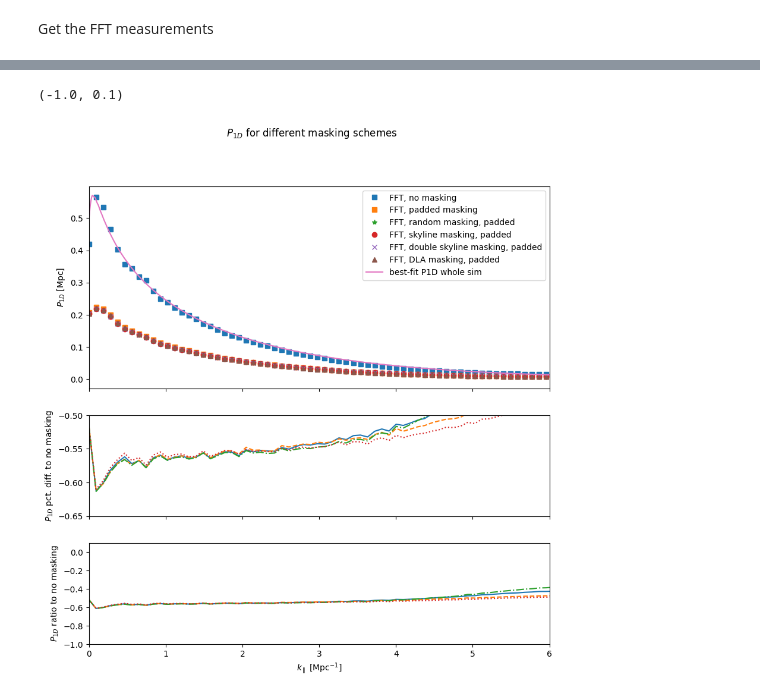
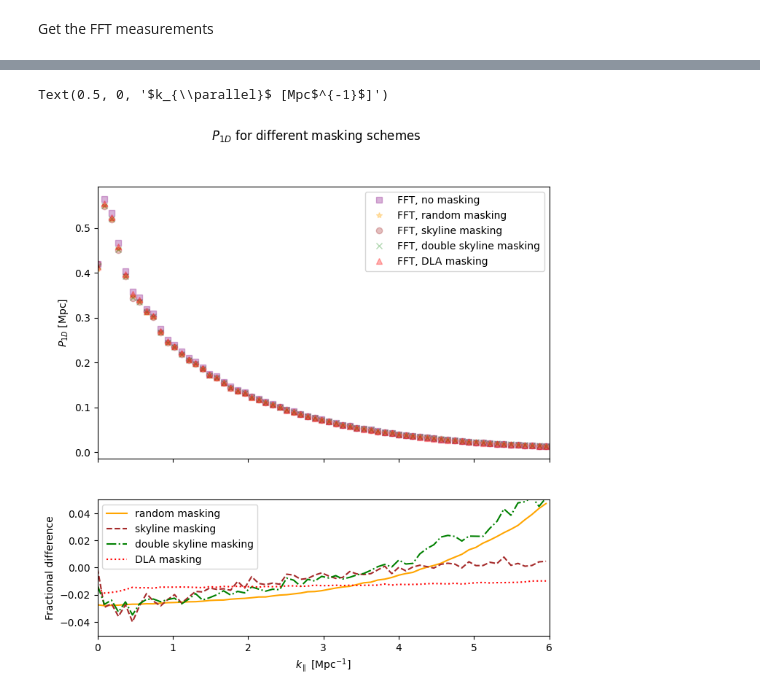
Before and after one commit to marlena6/px-optimal-estimator, a Jupyter notebook: p1d_masking.ipynb, the cells around one changed output, grey strips where cells are left out. Drawn from its saved outputs; the diff is of its cells as text; code cells hidden in the pictures.

Commit message:
polish plots, demonstrate accurate modeling

```diff
--- a/p1d_masking.ipynb
+++ b/p1d_masking.ipynb
@@ -427,22 +476,22 @@ p1d_fine = arinyo.P1D_Mpc(zs[0], kfine, parameters=arinyo_params)
 # %% [markdown]
 Get the FFT measurements
 # %%
-pk_avg = np.ma.mean((delta_flux_k.__abs__())**2, axis=0)
-pk_avg_padded = np.ma.mean((delta_flux_k_padded.__abs__())**2, axis=0)
-pk_randmasked_avg = np.ma.mean((delta_flux_randmasked_k.__abs__())**2, axis=0)
-pk_skyline_avg = np.ma.mean((delta_flux_skyline_k.__abs__())**2, axis=0)
-pk_dla_avg = np.ma.mean((delta_flux_dla_k.__abs__())**2, axis=0)
-pk_2skyline_avg = np.ma.mean((delta_flux_2skyline_k.__abs__())**2, axis=0)
+p1d = np.ma.mean((delta_flux_k.__abs__())**2, axis=0)
+p1d_padded = np.ma.mean((delta_flux_k_padded.__abs__())**2, axis=0)
+p1d_randmasked = np.ma.mean((delta_flux_randmasked_k.__abs__())**2, axis=0)
+p1d_skyline = np.ma.mean((delta_flux_skyline_k.__abs__())**2, axis=0)
+p1d_dla = np.ma.mean((delta_flux_dla_k.__abs__())**2, axis=0)
+p1d_2skyline = np.ma.mean((delta_flux_2skyline_k.__abs__())**2, axis=0)
 # %%
 # get the window function for correction
-wk = est.w_k(kpar_b, pix_spacing_b)
+wk = est.w_k(kpar, pix_spacing)
 # plt.plot(kpar_b, wk)
 
 # # make a two-panel figure with the lower panel only 1/3 of the size
 # fig, ax = plt.subplots(2, 1, figsize=[10, 10], gridspec_kw={'height_ratios': [2, 1]})
 # ax[0].plot(kpar_b, pk_avg/wk, '*', label='FFT, window correction')
 
-# ax[0].plot(kpar_b, pk_avg, '*', label='FFT, no window correction')
+# ax[0].plot(kpar_b, p1d_avg, '*', label='FFT, no window correction')
 # ax[0].plot(kfine, p1d_fine, label='best-fit P1D whole sim')
 
 # # plt.ylim([-1,1])
@@ -452,6 +501,6 @@ wk = est.w_k(kpar_b, pix_spacing_b)
 # ax[0].legend()
 
 # # plot the pct difference from no-masking in the lower panel
-# ax[1].plot(kpar_b, (pk_avg/wk-pk_avg)/pk_avg, linestyle='dotted')
+# ax[1].plot(kpar_b, (p1d_avg/wk-pk_avg)/pk_avg, linestyle='dotted')
 
 # ax[1].set_ylim([-0.1, 0.1])
@@ -458,47 +515,44 @@ wk = est.w_k(kpar_b, pix_spacing_b)
 # %%
-
+nmodes = 65
+kpar_cut = kpar[:nmodes]
+wkcut = wk[:nmodes]
+#set of 5 colors
+colors=['blue', 'orange', 'brown', 'green', 'red', 'purple']
 # make a three-panel figure with the lower panels smaller
-fig, ax = plt.subplots(3, 1, figsize=[10, 10], gridspec_kw={'height_ratios': [2, 1, 1]}, sharex=True)
+fig, ax = plt.subplots(2, 1, figsize=[8, 8], gridspec_kw={'height_ratios': [2, 1]}, sharex=True)
 # fig, ax = plt.subplots(2, 1, figsize=[10, 10], gridspec_kw={'height_ratios': [2, 1]})
 
 if pad:
     add_str = ", padded"
-ax[0].plot(kpar_b, pk_avg/wk, 's', label='FFT, no masking')
+else:
+    add_str = ""
+ax[0].plot(kpar_cut, p1d[:nmodes]*L/Np**2/wkcut, 's', label='FFT, no masking', color=colors[5], alpha=.3)
 if pad:
-    ax[0].plot(kpar_b, pk_avg_padded/wk, 's', label='FFT, padded masking')
-ax[0].plot(kpar_b, pk_randmasked_avg/wk, '*', label=f'FFT, random masking{add_str}')
-ax[0].plot(kpar_b, pk_skyline_avg/wk, 'o', label=f'FFT, skyline masking{add_str}')
-ax[0].plot(kpar_b, pk_2skyline_avg/wk, 'x', label=f'FFT, double skyline masking{add_str}')
-ax[0].plot(kpar_b, pk_dla_avg/wk, '^', label=f'FFT, DLA masking{add_str}')
+    ax[0].plot(kpar_cut, p1d_padded[:nmodes]*L/Np**2/wkcut, 's', label='FFT, padded masking', color=colors[0])
+ax[0].plot(kpar_cut, p1d_randmasked[:nmodes]*L/Np**2/wkcut, '*', label=f'FFT, random masking{add_str}', color=colors[1], alpha=.3)
+ax[0].plot(kpar_cut, p1d_skyline[:nmodes]*L/Np**2/wkcut, 'o', label=f'FFT, skyline masking{add_str}', color=colors[2], alpha=.3)
+ax[0].plot(kpar_cut, p1d_2skyline[:nmodes]*L/Np**2/wkcut, 'x', label=f'FFT, double skyline masking{add_str}', color=colors[3], alpha=.3)
+ax[0].plot(kpar_cut, p1d_dla[:nmodes]*L/Np**2/wkcut, '^', label=f'FFT, DLA masking{add_str}', color=colors[4], alpha=.3)
 
-ax[0].plot(kfine, p1d_fine, label='best-fit P1D whole sim')
-
+# ax[0].plot(kfine, p1d_fine, label='best-fit P1D whole sim', color='k')
+# ax[1].set_xscale('log')
 
 # plt.ylim([-1,1])
 plt.suptitle(r"$P_{1D}$ for different masking schemes")
 ax[0].set_xlim([0,6])
 ax[1].set_xlim([0,6])
 ax[0].legend()
 ax[0].set_ylabel(r'$P_{1D}$ [Mpc]')
 
 # plot the pct difference from no-masking in the lower panel
-ax[1].plot(kpar_b, (pk_randmasked_avg)/pk_avg-1, linestyle='solid')
-ax[1].plot(kpar_b, (pk_skyline_avg)/pk_avg-1, linestyle='dashed')
-ax[1].plot(kpar_b, (pk_2skyline_avg)/pk_avg-1, linestyle='dashdot')
-ax[1].plot(kpar_b, (pk_dla_avg)/pk_avg-1, linestyle='dotted')
-
-ax[1].set_ylim([-0.65, -.5])
-ax[1].set_ylabel(r'$P_{1D}$ pct. diff. to no masking')
-
-# plot the ratio oin the last panel
-ax[2].plot(kpar_b, (pk_randmasked_avg/pk_avg-1), linestyle='solid')
-ax[2].plot(kpar_b, (pk_skyline_avg/pk_avg-1), linestyle='dashed')
-ax[2].plot(kpar_b, (pk_2skyline_avg/pk_avg-1), linestyle='dashdot')
-ax[2].plot(kpar_b, (pk_dla_avg/pk_avg-1), linestyle='dotted')
-
-ax[2].set_xlabel(r'$k_{\parallel}$ [Mpc$^{-1}$]')
-ax[2].set_ylabel(r'$P_{1D}$ ratio to no masking')
-ax[2].set_ylim([-1, 0.1])
+ax[1].plot(kpar_cut, (p1d_randmasked[:nmodes])/p1d[:nmodes]-1, linestyle='solid', color=colors[1], label='random masking')
+ax[1].plot(kpar_cut, (p1d_skyline[:nmodes])/p1d[:nmodes]-1, linestyle='dashed', color=colors[2], label='skyline masking')
+ax[1].plot(kpar_cut, (p1d_2skyline[:nmodes])/p1d[:nmodes]-1, linestyle='dashdot', color=colors[3], label='double skyline masking')
+ax[1].plot(kpar_cut, (p1d_dla[:nmodes])/p1d[:nmodes]-1, linestyle='dotted', color=colors[4], label='DLA masking')
+ax[1].legend()
+ax[1].set_ylim([-0.05, 0.05])
+ax[1].set_ylabel('Fractional difference')
+ax[1].set_xlabel(r"$k_{\parallel}$ [Mpc$^{-1}$]")
 # %% [output]
-(-1.0, 0.1)
+Text(0.5, 0, '$k_{\\parallel}$ [Mpc$^{-1}$]')
-[figure, old version]
+[figure, new version]
```
Also changed, not shown: parts of 54 cells of this notebook, 7 other files.
